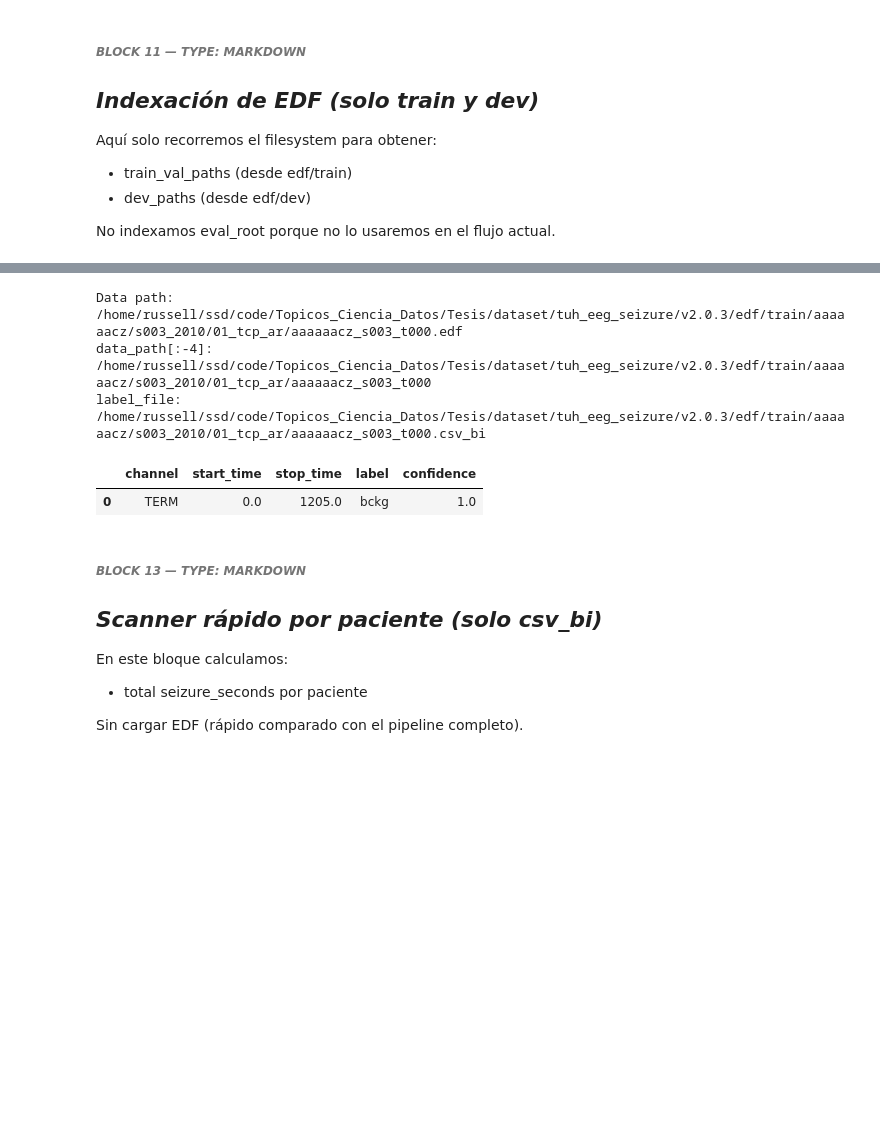
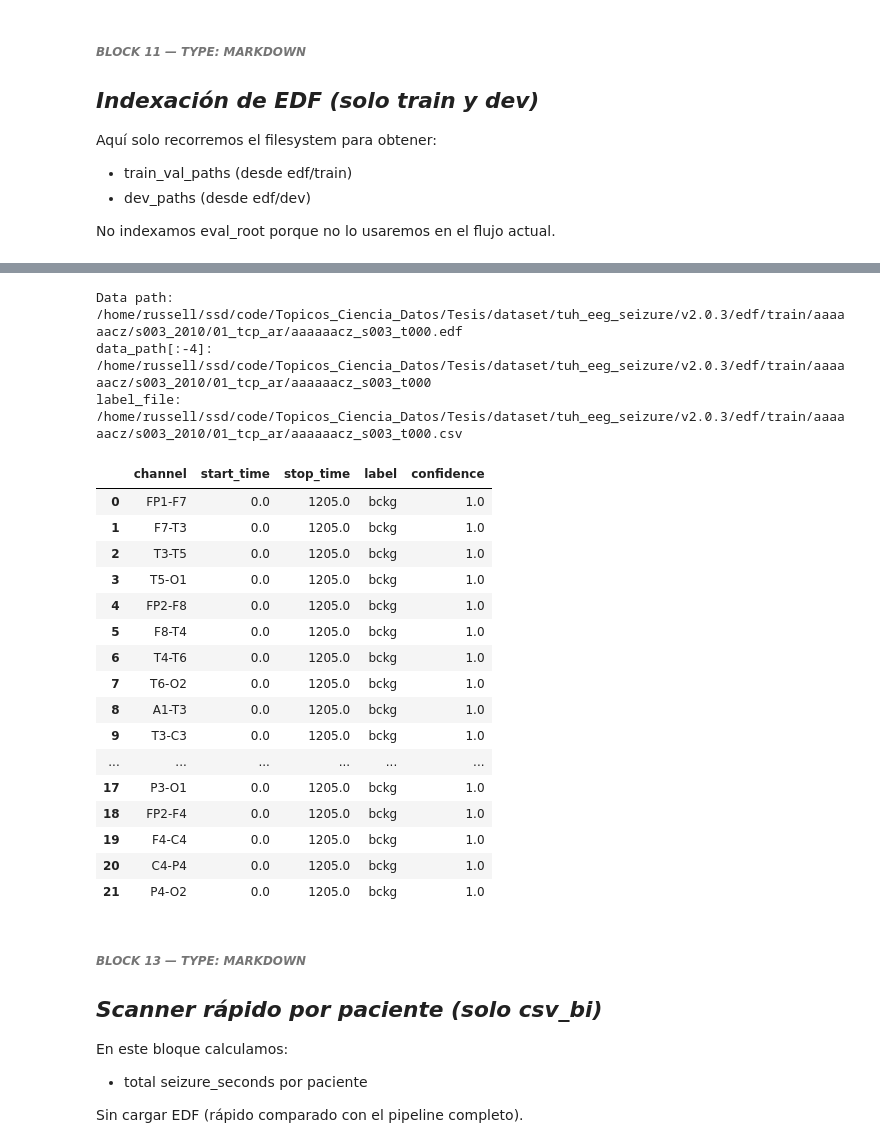
Before and after one commit to Noodle96/Topicos_Ciencia_Datos, a Jupyter notebook: Tesis/preprocesamiento/notebook/TUSZ_v2.0.3_preprocesamiento.ipynb, the cells around one changed output, grey strips where cells are left out. Cells and saved outputs as stored; diff of their text form; code cells hidden in the pictures; blank space fills up the shorter version.

```diff
--- a/Tesis/preprocesamiento/notebook/TUSZ_v2.0.3_preprocesamiento.ipynb
+++ b/Tesis/preprocesamiento/notebook/TUSZ_v2.0.3_preprocesamiento.ipynb
@@ -404,29 +403,44 @@ Getting all TUSZ 2023 session paths of dev_root...
 # %%
 # TYPE: CODE 12.1
 
 # Probar lectura de un archivo CSV
 import pandas as pd
 data_path: str = (
     RAIZ
     + "/dataset/tuh_eeg_seizure/v2.0.3/edf/train/aaaaaacz/s003_2010/01_tcp_ar/aaaaaacz_s003_t000.edf"
 )
 
 print("Data path:", data_path)
 
-label_file: str = data_path[:-4] + ".csv_bi"
+label_file: str = data_path[:-4] + ".csv"
 
 print("data_path[:-4]:", data_path[:-4])
 print("label_file:", label_file)
 
 # Los .csv del dataset TUSZ 2023 tienen un encabezado de 5 filas
 df = pd.read_csv(label_file, skiprows=5, header=0)
 df
 # %% [output]
 Data path: /home/russell/ssd/code/Topicos_Ciencia_Datos/Tesis/dataset/tuh_eeg_seizure/v2.0.3/edf/train/aaaaaacz/s003_2010/01_tcp_ar/aaaaaacz_s003_t000.edf
 data_path[:-4]: /home/russell/ssd/code/Topicos_Ciencia_Datos/Tesis/dataset/tuh_eeg_seizure/v2.0.3/edf/train/aaaaaacz/s003_2010/01_tcp_ar/aaaaaacz_s003_t000
-label_file: /home/russell/ssd/code/Topicos_Ciencia_Datos/Tesis/dataset/tuh_eeg_seizure/v2.0.3/edf/train/aaaaaacz/s003_2010/01_tcp_ar/aaaaaacz_s003_t000.csv_bi
+label_file: /home/russell/ssd/code/Topicos_Ciencia_Datos/Tesis/dataset/tuh_eeg_seizure/v2.0.3/edf/train/aaaaaacz/s003_2010/01_tcp_ar/aaaaaacz_s003_t000.csv
 |  | channel | start_time | stop_time | label | confidence |
-| 0 | TERM | 0.0 | 1205.0 | bckg | 1.0 |
+| 0 | FP1-F7 | 0.0 | 1205.0 | bckg | 1.0 |
+| 1 | F7-T3 | 0.0 | 1205.0 | bckg | 1.0 |
+| 2 | T3-T5 | 0.0 | 1205.0 | bckg | 1.0 |
+| 3 | T5-O1 | 0.0 | 1205.0 | bckg | 1.0 |
+| 4 | FP2-F8 | 0.0 | 1205.0 | bckg | 1.0 |
+| 5 | F8-T4 | 0.0 | 1205.0 | bckg | 1.0 |
+| 6 | T4-T6 | 0.0 | 1205.0 | bckg | 1.0 |
+| 7 | T6-O2 | 0.0 | 1205.0 | bckg | 1.0 |
+| 8 | A1-T3 | 0.0 | 1205.0 | bckg | 1.0 |
+| 9 | T3-C3 | 0.0 | 1205.0 | bckg | 1.0 |
+| ... | ... | ... | ... | ... | ... |
+| 17 | P3-O1 | 0.0 | 1205.0 | bckg | 1.0 |
+| 18 | FP2-F4 | 0.0 | 1205.0 | bckg | 1.0 |
+| 19 | F4-C4 | 0.0 | 1205.0 | bckg | 1.0 |
+| 20 | C4-P4 | 0.0 | 1205.0 | bckg | 1.0 |
+| 21 | P4-O2 | 0.0 | 1205.0 | bckg | 1.0 |
 # %% [markdown]
 
 ###### ***BLOCK 13 — TYPE: MARKDOWN***
```
Also changed, not shown: parts of 8 cells of this notebook, 7 other files.
